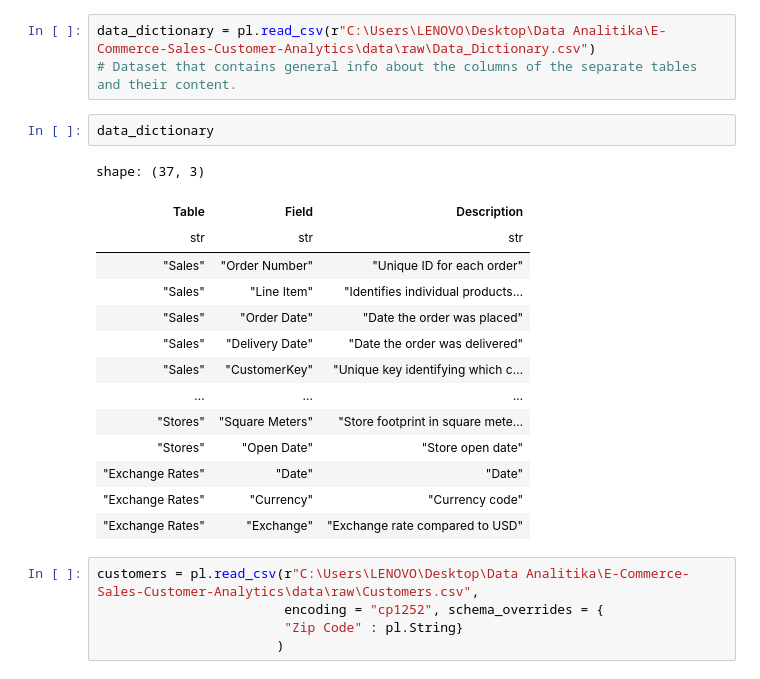
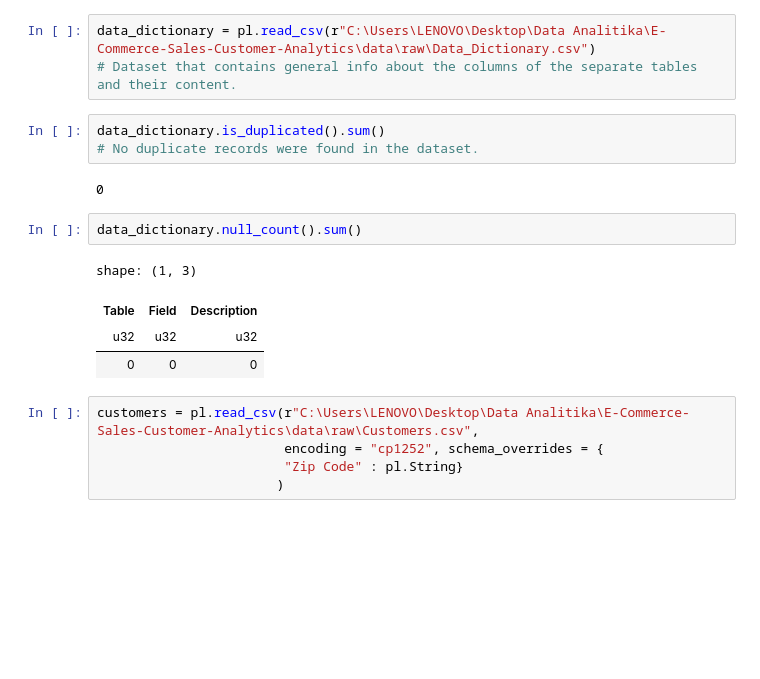
Before and after one commit to khanim-abdullayeva/E-Commerce-Sales-Customer-Analytics, a Jupyter notebook: notebooks/01_data_exploration.ipynb, the cells around one changed output. Saved outputs shown, nothing was run; the diff lists cells and outputs as text; blank space fills up the shorter version.

```diff
--- a/notebooks/01_data_exploration.ipynb
+++ b/notebooks/01_data_exploration.ipynb
@@ -266,22 +266,17 @@ shape: (11_215, 3)
 data_dictionary = pl.read_csv(r"C:\Users\LENOVO\Desktop\Data Analitika\E-Commerce-Sales-Customer-Analytics\data\raw\Data_Dictionary.csv")
 # Dataset that contains general info about the columns of the separate tables and their content.
 # %%
-data_dictionary
+data_dictionary.is_duplicated().sum()
+# No duplicate records were found in the dataset.
 # %% [output]
-shape: (37, 3)
+0
-| Table | Field | Description |
-| str | str | str |
-| "Sales" | "Order Number" | "Unique ID for each order" |
-| "Sales" | "Line Item" | "Identifies individual products… |
-| "Sales" | "Order Date" | "Date the order was placed" |
-| "Sales" | "Delivery Date" | "Date the order was delivered" |
-| "Sales" | "CustomerKey" | "Unique key identifying which c… |
-| … | … | … |
-| "Stores" | "Square Meters" | "Store footprint in square mete… |
-| "Stores" | "Open Date" | "Store open date" |
-| "Exchange Rates" | "Date" | "Date" |
-| "Exchange Rates" | "Currency" | "Currency code" |
-| "Exchange Rates" | "Exchange" | "Exchange rate compared to USD" |
+# %%
+data_dictionary.null_count().sum()
+# %% [output]
+shape: (1, 3)
+| Table | Field | Description |
+| u32 | u32 | u32 |
+| 0 | 0 | 0 |
 # %%
 customers = pl.read_csv(r"C:\Users\LENOVO\Desktop\Data Analitika\E-Commerce-Sales-Customer-Analytics\data\raw\Customers.csv",
                         encoding = "cp1252", schema_overrides = {
```
